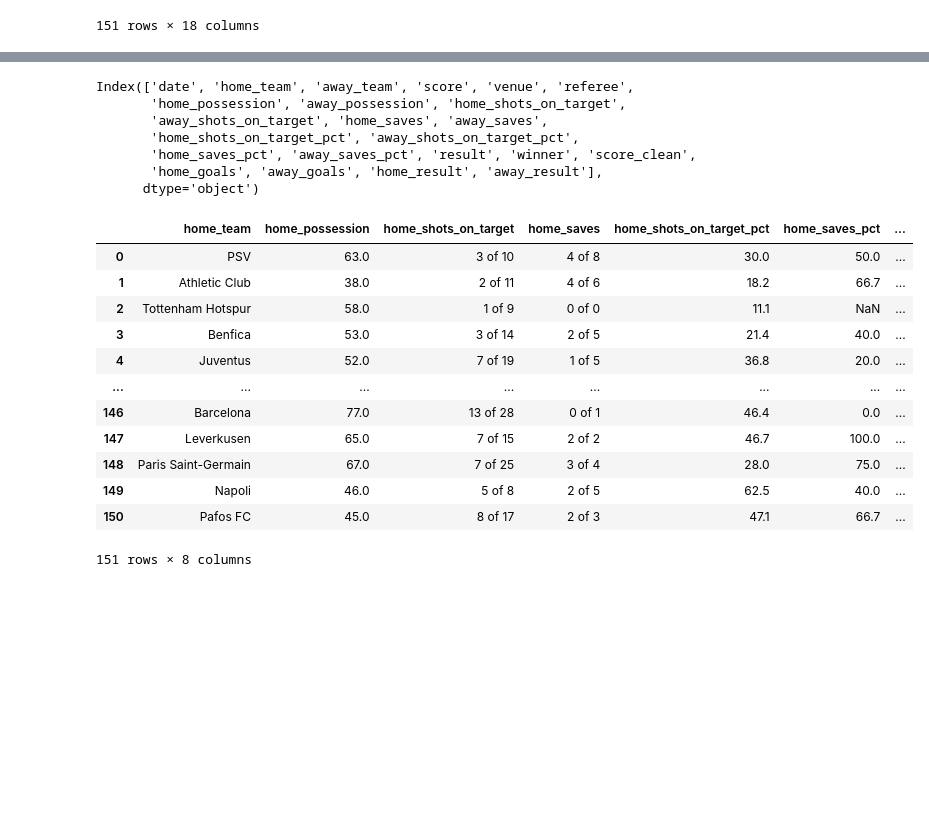
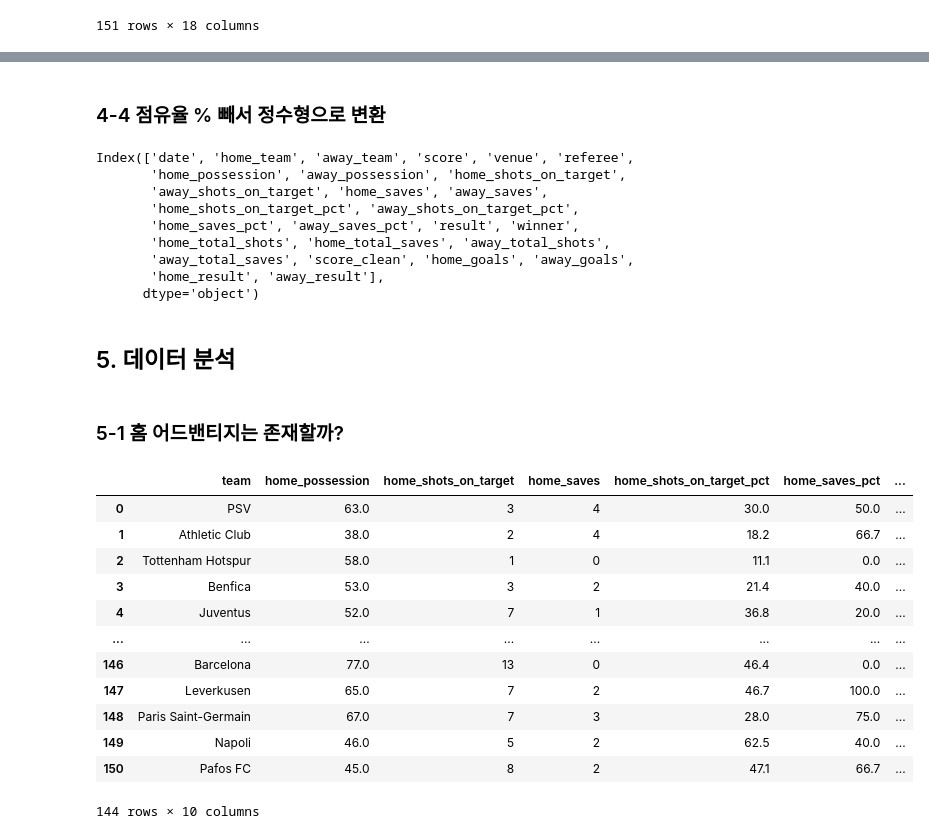
Before and after one commit to None425/25-26ChampionsLeaguePhase_Analysis, a Jupyter notebook: champs_2526/notebooks/champs.ipynb, the cells around one changed output, grey strips where cells are left out. Cells and saved outputs as stored; diff of their text form; code cells hidden in the pictures; blank space fills up the shorter version.

```diff
--- a/champs_2526/notebooks/champs.ipynb
+++ b/champs_2526/notebooks/champs.ipynb
@@ -29,0 +77,2 @@ df
+# %%
+df = df.dropna(subset="date")
@@ -29,0 +101,2 @@ df
+# %%
+df = df.fillna(0)
@@ -29,0 +107,13 @@ df
+# %%
+df[["home_shots_on_target", "home_total_shots"]] = (
+    df["home_shots_on_target"].str.split(" of ", expand=True).astype(int)
+)
+df[["home_saves", "home_total_saves"]] = (
+    df["home_saves"].str.split(" of ", expand=True).astype(int)
+)
+df[["away_shots_on_target", "away_total_shots"]] = (
+    df["away_shots_on_target"].str.split(" of ", expand=True).astype(int)
+)
+df[["away_saves", "away_total_saves"]] = (
+    df["away_saves"].str.split(" of ", expand=True).astype(int)
+)
@@ -75,0 +181,2 @@ df
+# %% [markdown]
+### 4-4 점유율 % 빼서 정수형으로 변환
@@ -83,25 +193,33 @@ Index(['date', 'home_team', 'away_team', 'score', 'venue', 'referee',
        'home_possession', 'away_possession', 'home_shots_on_target',
        'away_shots_on_target', 'home_saves', 'away_saves',
        'home_shots_on_target_pct', 'away_shots_on_target_pct',
-       'home_saves_pct', 'away_saves_pct', 'result', 'winner', 'score_clean',
-       'home_goals', 'away_goals', 'home_result', 'away_result'],
+       'home_saves_pct', 'away_saves_pct', 'result', 'winner',
+       'home_total_shots', 'home_total_saves', 'away_total_shots',
+       'away_total_saves', 'score_clean', 'home_goals', 'away_goals',
+       'home_result', 'away_result'],
       dtype='object')
+# %% [markdown]
+## 5. 데이터 분석
+# %% [markdown]
+### 5-1 홈 어드밴티지는 존재할까?
 # %%
+# 홈팀 경기 지표
 home_cols = [c for c in df.columns if c.startswith("home_")]
 df_home = df[home_cols]
+df_home = df_home.rename(columns={"home_team": "team"})
 df_home
 # %% [output]
-|  | home_team | home_possession | home_shots_on_target | home_saves | home_shots_on_target_pct | home_saves_pct | ... |
-| 0 | PSV | 63.0 | 3 of 10 | 4 of 8 | 30.0 | 50.0 | ... |
-| 1 | Athletic Club | 38.0 | 2 of 11 | 4 of 6 | 18.2 | 66.7 | ... |
-| 2 | Tottenham Hotspur | 58.0 | 1 of 9 | 0 of 0 | 11.1 | NaN | ... |
-| 3 | Benfica | 53.0 | 3 of 14 | 2 of 5 | 21.4 | 40.0 | ... |
-| 4 | Juventus | 52.0 | 7 of 19 | 1 of 5 | 36.8 | 20.0 | ... |
+|  | team | home_possession | home_shots_on_target | home_saves | home_shots_on_target_pct | home_saves_pct | ... |
+| 0 | PSV | 63.0 | 3 | 4 | 30.0 | 50.0 | ... |
+| 1 | Athletic Club | 38.0 | 2 | 4 | 18.2 | 66.7 | ... |
+| 2 | Tottenham Hotspur | 58.0 | 1 | 0 | 11.1 | 0.0 | ... |
+| 3 | Benfica | 53.0 | 3 | 2 | 21.4 | 40.0 | ... |
+| 4 | Juventus | 52.0 | 7 | 1 | 36.8 | 20.0 | ... |
 | ... | ... | ... | ... | ... | ... | ... | ... |
-| 146 | Barcelona | 77.0 | 13 of 28 | 0 of 1 | 46.4 | 0.0 | ... |
-| 147 | Leverkusen | 65.0 | 7 of 15 | 2 of 2 | 46.7 | 100.0 | ... |
-| 148 | Paris Saint-Germain | 67.0 | 7 of 25 | 3 of 4 | 28.0 | 75.0 | ... |
-| 149 | Napoli | 46.0 | 5 of 8 | 2 of 5 | 62.5 | 40.0 | ... |
-| 150 | Pafos FC | 45.0 | 8 of 17 | 2 of 3 | 47.1 | 66.7 | ... |
+| 146 | Barcelona | 77.0 | 13 | 0 | 46.4 | 0.0 | ... |
+| 147 | Leverkusen | 65.0 | 7 | 2 | 46.7 | 100.0 | ... |
+| 148 | Paris Saint-Germain | 67.0 | 7 | 3 | 28.0 | 75.0 | ... |
+| 149 | Napoli | 46.0 | 5 | 2 | 62.5 | 40.0 | ... |
+| 150 | Pafos FC | 45.0 | 8 | 2 | 47.1 | 66.7 | ... |
-151 rows × 8 columns
+144 rows × 10 columns
 # %%
```
Also changed, not shown: parts of 59 cells of this notebook.
